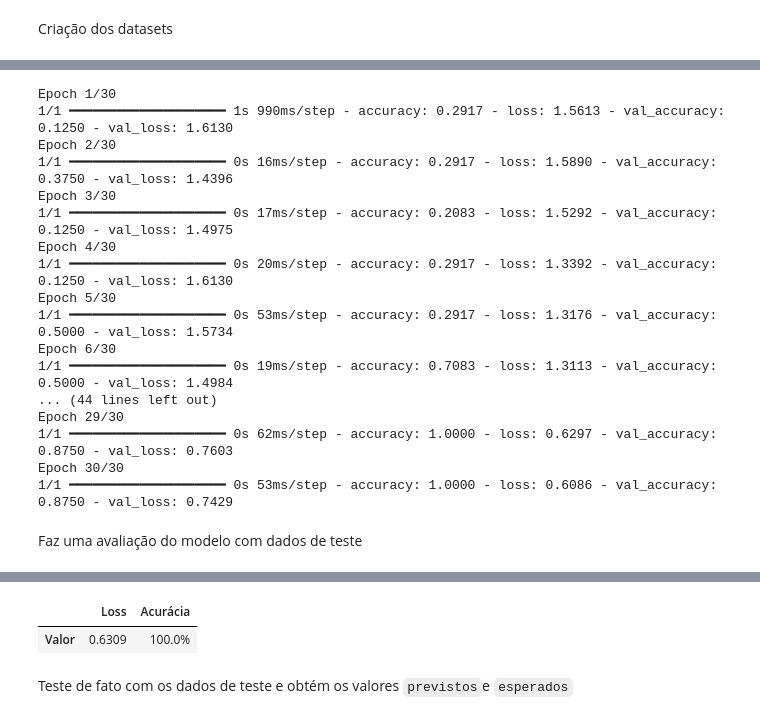
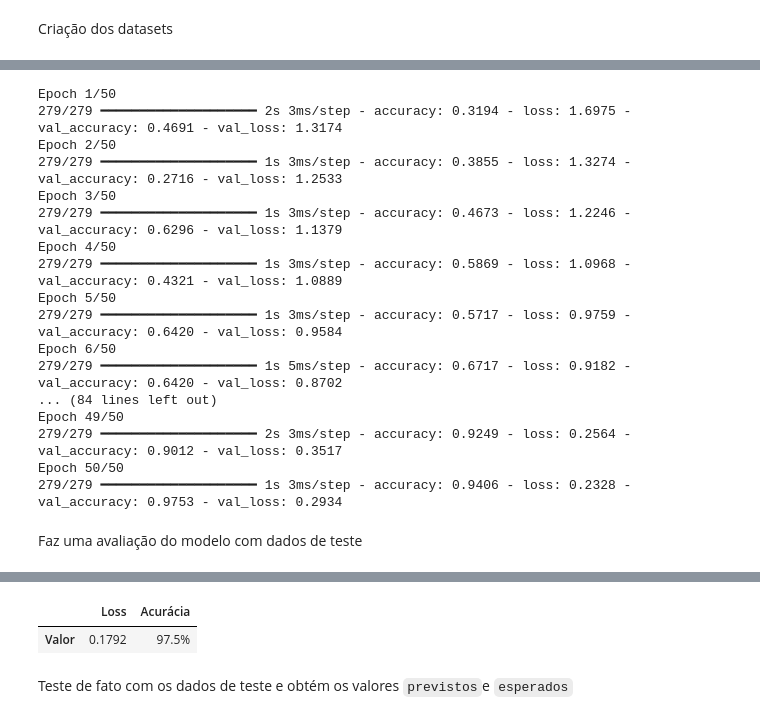
Before and after one commit to pelegrinoo/TinyML_ArdNanBLE33, a Jupyter notebook: Arduino_TinyML.ipynb, the cells around one changed output, grey strips where cells are left out. Drawn from its saved outputs; the diff is of its cells as text; code cells hidden in the pictures.

```diff
--- a/Arduino_TinyML.ipynb
+++ b/Arduino_TinyML.ipynb
@@ -270,6 +300,10 @@ taxa_aprendizado = 0.001
+# %%
+batch_size_Adam = 1
+epocas_Adam = 50
+taxa_aprendizado_Adam = 0.001
 # %% [markdown]
 Criação dos datasets
 # %%
-dataset_train = create_dataset(X_train, y_train, batch_size)
-dataset_test = create_dataset(X_test, y_test, batch_size)
-dataset_validate = create_dataset(X_validate, y_validate, batch_size)
+dataset_train_Adam    = create_dataset(X_train,    y_train,    batch_size_Adam)
+dataset_test_Adam     = create_dataset(X_test,     y_test,     batch_size_Adam)
+dataset_validate_Adam = create_dataset(X_validate, y_validate, batch_size_Adam)
@@ -288,15 +314,17 @@ warnings.filterwarnings("ignore", category=UserWarning)
 
 DNN_model_Adam = tf.keras.models.Sequential([
 
+    tf.keras.layers.Input(shape = (X_train.shape[1],)),
+
     # Construção dos neurônios
-    tf.keras.layers.Dense(128, activation = 'relu', input_shape = (X_train.shape[1],)),
-    tf.keras.layers.Dense(len(gestos), activation = 'softmax')
+    tf.keras.layers.Dense(128, activation = 'relu'),
+    tf.keras.layers.Dense(y_train.shape[1], activation = 'softmax')
 
 ])
 
 DNN_model_Adam.compile(
 
-    optimizer = tf.keras.optimizers.Adam(learning_rate = taxa_aprendizado),
+    optimizer = tf.keras.optimizers.Adam(learning_rate = taxa_aprendizado_Adam),
     loss = tf.keras.losses.CategoricalCrossentropy(),
     metrics = ['accuracy']
 
@@ -318,41 +346,41 @@ Model: "sequential_7"
 # %%
 history_DNN_Adam = DNN_model_Adam.fit(
 
-    dataset_train,
-    validation_data = dataset_validate,
-    epochs = epocas
+    dataset_train_Adam,
+    validation_data = dataset_validate_Adam,
+    epochs = epocas_Adam
 
 )
 # %% [output]
-Epoch 1/30
-1/1 ━━━━━━━━━━━━━━━━━━━━ 1s 990ms/step - accuracy: 0.2917 - loss: 1.5613 - val_accuracy: 0.1250 - val_loss: 1.6130
-Epoch 2/30
-1/1 ━━━━━━━━━━━━━━━━━━━━ 0s 16ms/step - accuracy: 0.2917 - loss: 1.5890 - val_accuracy: 0.3750 - val_loss: 1.4396
-Epoch 3/30
-1/1 ━━━━━━━━━━━━━━━━━━━━ 0s 17ms/step - accuracy: 0.2083 - loss: 1.5292 - val_accuracy: 0.1250 - val_loss: 1.4975
-Epoch 4/30
-1/1 ━━━━━━━━━━━━━━━━━━━━ 0s 20ms/step - accuracy: 0.2917 - loss: 1.3392 - val_accuracy: 0.1250 - val_loss: 1.6130
-Epoch 5/30
-1/1 ━━━━━━━━━━━━━━━━━━━━ 0s 53ms/step - accuracy: 0.2917 - loss: 1.3176 - val_accuracy: 0.5000 - val_loss: 1.5734
-Epoch 6/30
-1/1 ━━━━━━━━━━━━━━━━━━━━ 0s 19ms/step - accuracy: 0.7083 - loss: 1.3113 - val_accuracy: 0.5000 - val_loss: 1.4984
-... (44 lines left out)
-Epoch 29/30
-1/1 ━━━━━━━━━━━━━━━━━━━━ 0s 62ms/step - accuracy: 1.0000 - loss: 0.6297 - val_accuracy: 0.8750 - val_loss: 0.7603
-Epoch 30/30
-1/1 ━━━━━━━━━━━━━━━━━━━━ 0s 53ms/step - accuracy: 1.0000 - loss: 0.6086 - val_accuracy: 0.8750 - val_loss: 0.7429
+Epoch 1/50
+279/279 ━━━━━━━━━━━━━━━━━━━━ 2s 3ms/step - accuracy: 0.3194 - loss: 1.6975 - val_accuracy: 0.4691 - val_loss: 1.3174
+Epoch 2/50
+279/279 ━━━━━━━━━━━━━━━━━━━━ 1s 3ms/step - accuracy: 0.3855 - loss: 1.3274 - val_accuracy: 0.2716 - val_loss: 1.2533
+Epoch 3/50
+279/279 ━━━━━━━━━━━━━━━━━━━━ 1s 3ms/step - accuracy: 0.4673 - loss: 1.2246 - val_accuracy: 0.6296 - val_loss: 1.1379
+Epoch 4/50
+279/279 ━━━━━━━━━━━━━━━━━━━━ 1s 3ms/step - accuracy: 0.5869 - loss: 1.0968 - val_accuracy: 0.4321 - val_loss: 1.0889
+Epoch 5/50
+279/279 ━━━━━━━━━━━━━━━━━━━━ 1s 3ms/step - accuracy: 0.5717 - loss: 0.9759 - val_accuracy: 0.6420 - val_loss: 0.9584
+Epoch 6/50
+279/279 ━━━━━━━━━━━━━━━━━━━━ 1s 5ms/step - accuracy: 0.6717 - loss: 0.9182 - val_accuracy: 0.6420 - val_loss: 0.8702
+... (84 lines left out)
+Epoch 49/50
+279/279 ━━━━━━━━━━━━━━━━━━━━ 2s 3ms/step - accuracy: 0.9249 - loss: 0.2564 - val_accuracy: 0.9012 - val_loss: 0.3517
+Epoch 50/50
+279/279 ━━━━━━━━━━━━━━━━━━━━ 1s 3ms/step - accuracy: 0.9406 - loss: 0.2328 - val_accuracy: 0.9753 - val_loss: 0.2934
 # %% [markdown]
 Faz uma avaliação do modelo com dados de teste
 # %%
-dataset_test_loss, dataset_test_accuracy = DNN_model_Adam.evaluate(dataset_test)
+dataset_test_loss_Adam, dataset_test_accuracy_Adam = DNN_model_Adam.evaluate(dataset_test_Adam)
 
-classes = ['Loss', 'Acurácia']
-indices = ['Valor']
-acuracia = np.around(100*dataset_test_accuracy,2)
+classes_Adam = ['Loss', 'Acurácia']
+indices_Adam = ['Valor']
+acuracia_Adam = np.around(100*dataset_test_accuracy_Adam,2)
 
-dados_tab = [[np.around(dataset_test_loss,4), f'{np.around(100*dataset_test_accuracy,2)}%']]
+dados_tab_Adam = [[np.around(dataset_test_loss_Adam,4), f'{np.around(100*dataset_test_accuracy_Adam,2)}%']]
 
-tabela = pd.DataFrame(dados_tab, index = indices, columns = classes)
+tabela_Adam = pd.DataFrame(dados_tab_Adam, index = indices_Adam, columns = classes_Adam)
 
-display(tabela)
+display(tabela_Adam)
 # %% [output]
@@ -360,5 +388,5 @@ display(tabela)
 |  | Loss | Acurácia |
-| Valor | 0.6309 | 100.0% |
+| Valor | 0.1792 | 97.5% |
 # %% [markdown]
 Teste de fato com os dados de teste e obtém os valores `previstos`e `esperados`
 # %%
```
Also changed, not shown: parts of 55 cells of this notebook.
